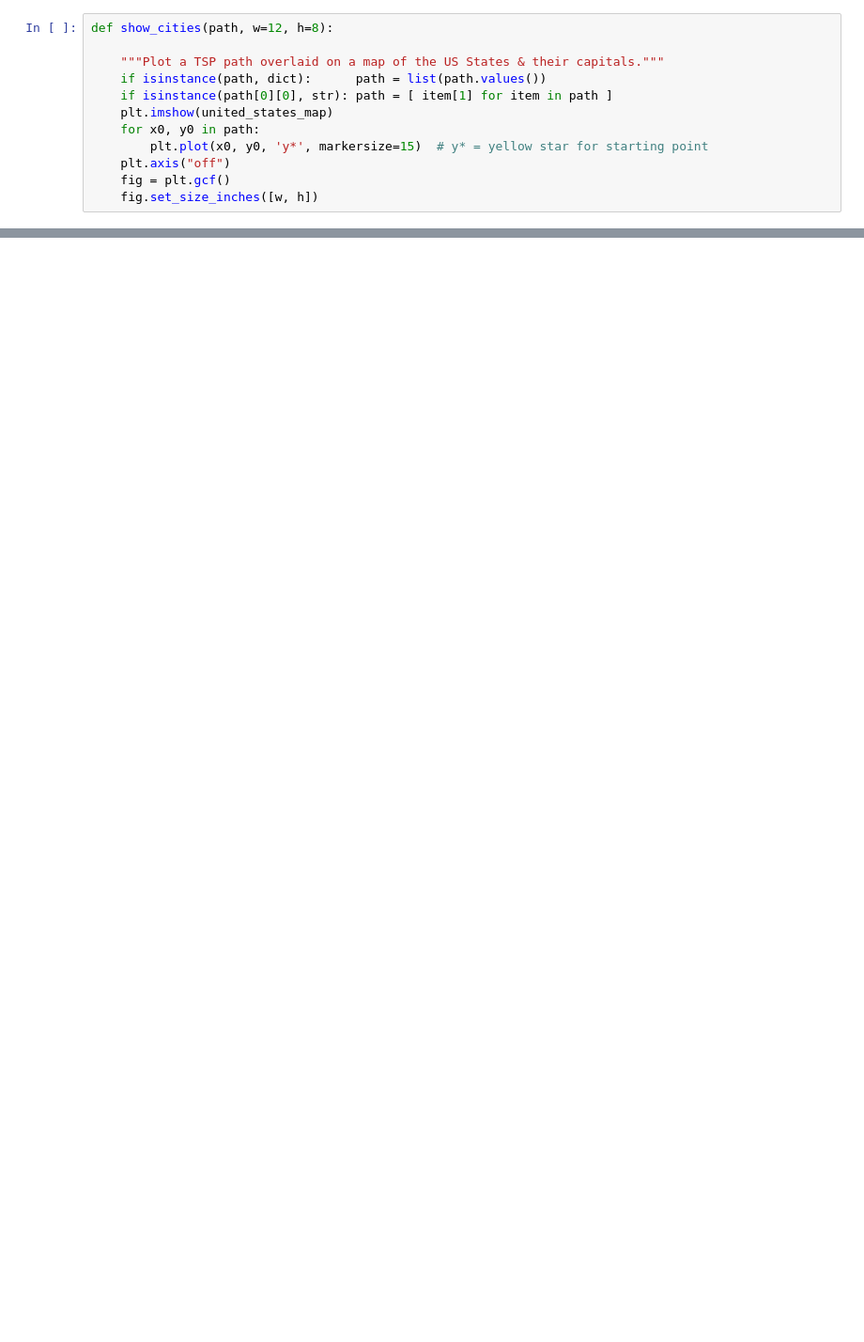
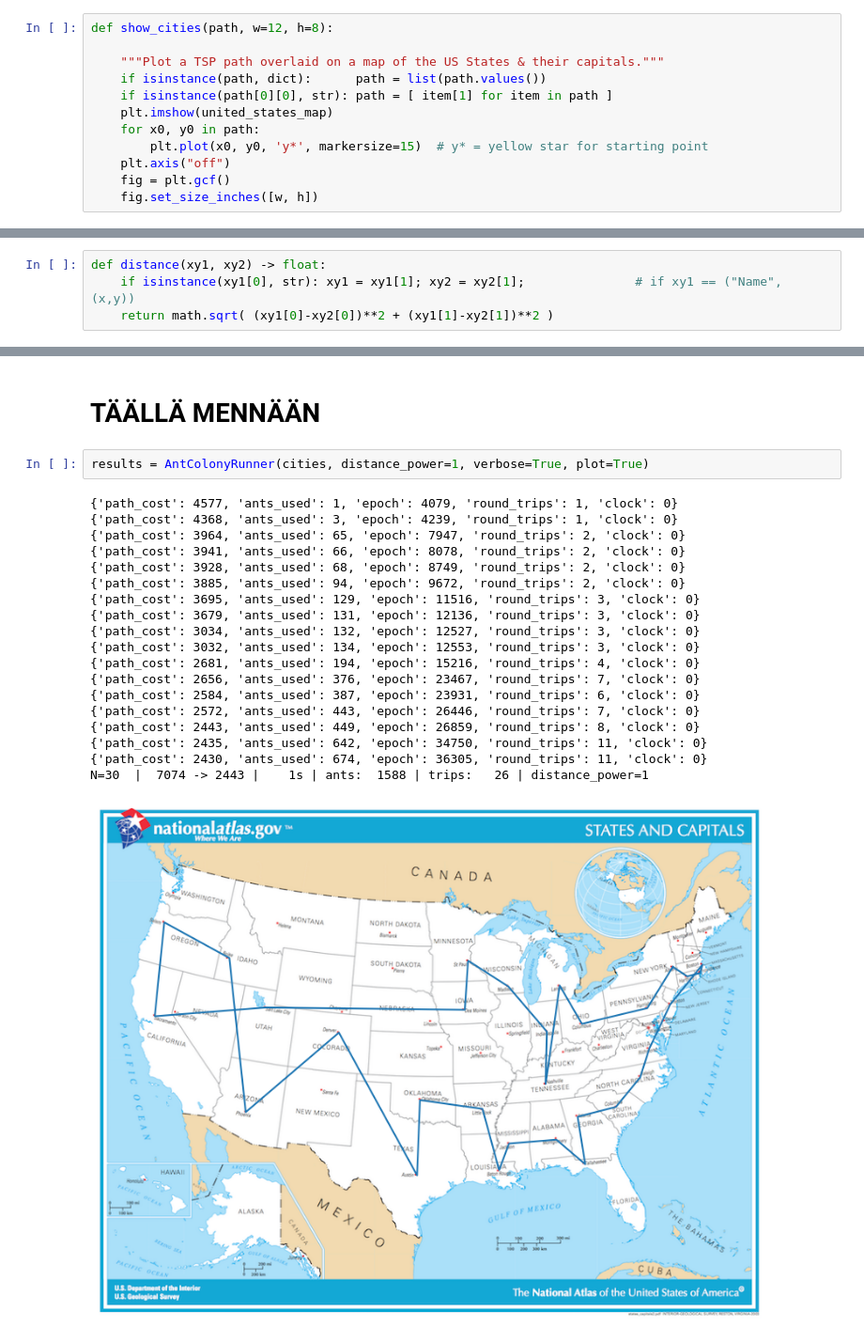
Before and after one commit to RaimoHaikari/data-analytiikka, a Jupyter notebook: optimization/ant-colonyt-optimization-algorithm.ipynb, the cells around one changed output, grey strips where cells are left out. Shown at 94% size. Cells and saved outputs as stored; diff of their text form; blank space fills up the shorter version.

```diff
--- a/optimization/ant-colonyt-optimization-algorithm.ipynb
+++ b/optimization/ant-colonyt-optimization-algorithm.ipynb
@@ -38,0 +83,4 @@ def show_cities(path, w=12, h=8):
+# %%
+def distance(xy1, xy2) -> float:
+    if isinstance(xy1[0], str): xy1 = xy1[1]; xy2 = xy2[1];               # if xy1 == ("Name", (x,y))
+    return math.sqrt( (xy1[0]-xy2[0])**2 + (xy1[1]-xy2[1])**2 )
@@ -38,0 +485,24 @@ def show_cities(path, w=12, h=8):
+# %% [markdown]
+# TÄÄLLÄ MENNÄÄN
+# %%
+results = AntColonyRunner(cities, distance_power=1, verbose=True, plot=True)
+# %% [output]
+{'path_cost': 4577, 'ants_used': 1, 'epoch': 4079, 'round_trips': 1, 'clock': 0}
+{'path_cost': 4368, 'ants_used': 3, 'epoch': 4239, 'round_trips': 1, 'clock': 0}
+{'path_cost': 3964, 'ants_used': 65, 'epoch': 7947, 'round_trips': 2, 'clock': 0}
+{'path_cost': 3941, 'ants_used': 66, 'epoch': 8078, 'round_trips': 2, 'clock': 0}
+{'path_cost': 3928, 'ants_used': 68, 'epoch': 8749, 'round_trips': 2, 'clock': 0}
+{'path_cost': 3885, 'ants_used': 94, 'epoch': 9672, 'round_trips': 2, 'clock': 0}
+{'path_cost': 3695, 'ants_used': 129, 'epoch': 11516, 'round_trips': 3, 'clock': 0}
+{'path_cost': 3679, 'ants_used': 131, 'epoch': 12136, 'round_trips': 3, 'clock': 0}
+{'path_cost': 3034, 'ants_used': 132, 'epoch': 12527, 'round_trips': 3, 'clock': 0}
+{'path_cost': 3032, 'ants_used': 134, 'epoch': 12553, 'round_trips': 3, 'clock': 0}
+{'path_cost': 2681, 'ants_used': 194, 'epoch': 15216, 'round_trips': 4, 'clock': 0}
+{'path_cost': 2656, 'ants_used': 376, 'epoch': 23467, 'round_trips': 7, 'clock': 0}
+{'path_cost': 2584, 'ants_used': 387, 'epoch': 23931, 'round_trips': 6, 'clock': 0}
+{'path_cost': 2572, 'ants_used': 443, 'epoch': 26446, 'round_trips': 7, 'clock': 0}
+{'path_cost': 2443, 'ants_used': 449, 'epoch': 26859, 'round_trips': 8, 'clock': 0}
+{'path_cost': 2435, 'ants_used': 642, 'epoch': 34750, 'round_trips': 11, 'clock': 0}
+{'path_cost': 2430, 'ants_used': 674, 'epoch': 36305, 'round_trips': 11, 'clock': 0}
+N=30  |  7074 -> 2443 |    1s | ants:  1588 | trips:   26 | distance_power=1
+[figure, added]
```
Also changed, not shown: parts of 15 cells of this notebook.
